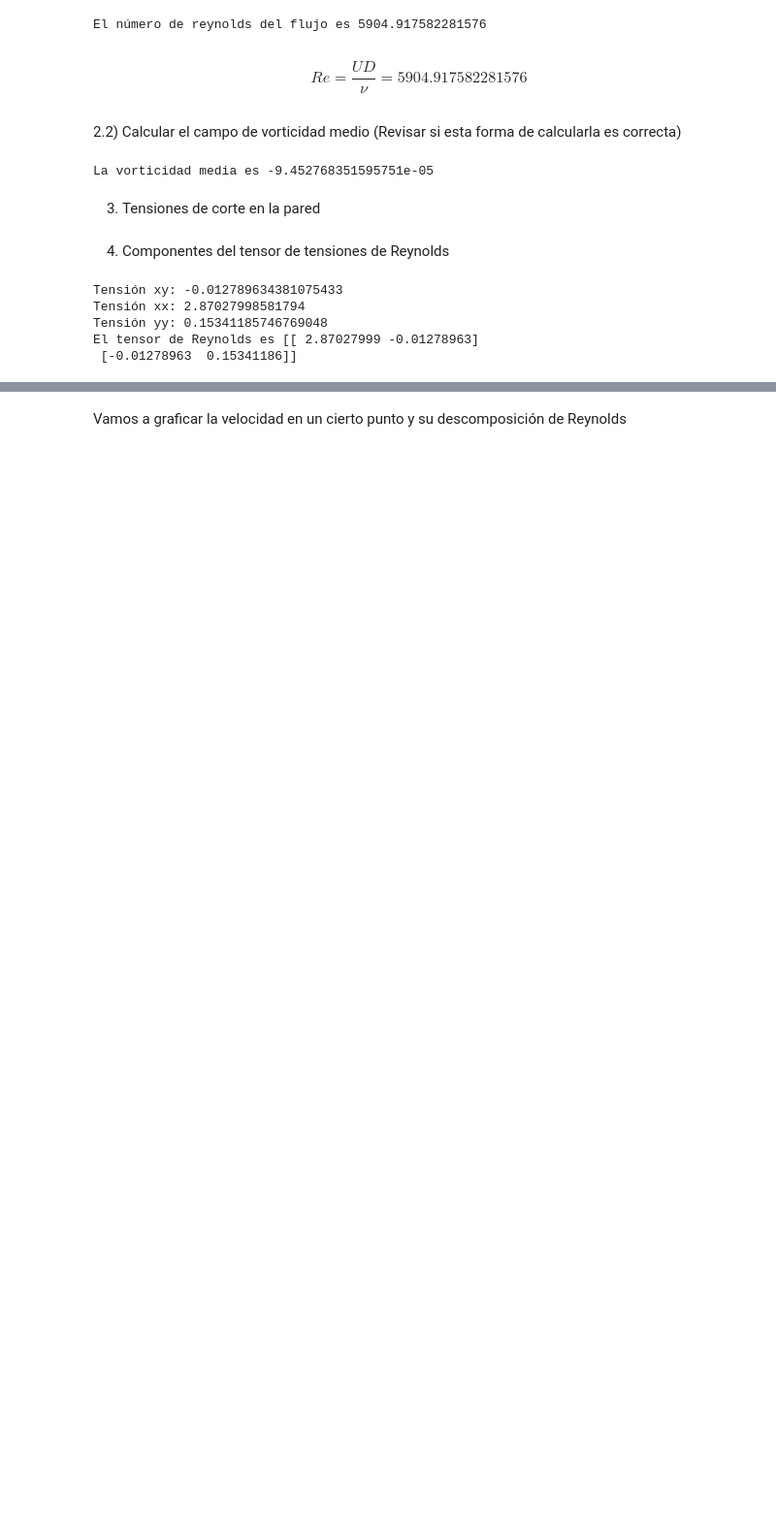
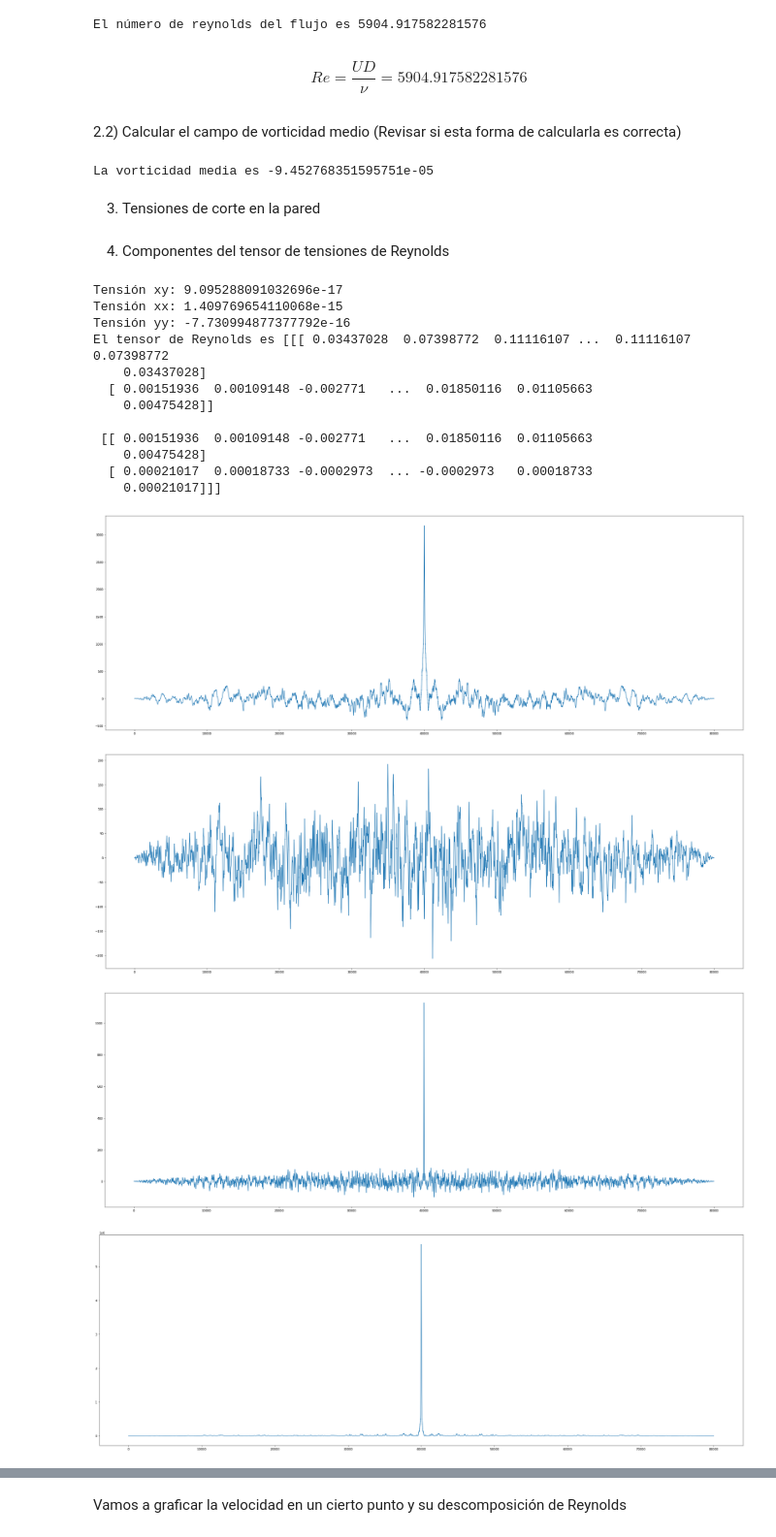
Before and after one commit to AlonsoEspinoza8/Proyecto-ICH1104, a Jupyter notebook: proyecto.ipynb, the cells around one changed output, grey strips where cells are left out. Shown at 97% size. Cells and saved outputs as stored; diff of their text form; code cells hidden in the pictures; blank space fills up the shorter version.

```diff
--- a/proyecto.ipynb
+++ b/proyecto.ipynb
@@ -107,27 +141,49 @@ La vorticidad media es -9.452768351595751e-05
 # %% [markdown]
 4) Componentes del tensor de tensiones de Reynolds
 # %%
-u_prima = np.array([u - u_promedio])
-v_prima = np.array([v - v_promedio])
+u_prima = u_array.mean(axis=(0,1)) - u_promedio
+v_prima = v_array.mean(axis=(0,1)) - v_promedio
 
-reynolds_xy = np.mean((u_prima * v_prima)) * agua["densidad"]
-reynolds_xx = np.mean((u_prima * u_prima)) * agua["densidad"]
-reynolds_yy = np.mean((v_prima * v_prima)) * agua["densidad"]
+reynolds_xy = np.correlate(u_prima, v_prima, "full") * agua["densidad"]
+reynolds_xx = np.correlate(u_prima, u_prima, "full") * agua["densidad"]
+reynolds_yy = np.correlate(v_prima, v_prima, "full") * agua["densidad"]
 
-print(f"Tensión xy: {reynolds_xy}")
-print(f"Tensión xx: {reynolds_xx}")
-print(f"Tensión yy: {reynolds_yy}")
+print(f"Tensión xy: {np.mean(reynolds_xy)}")
+print(f"Tensión xx: {np.mean(reynolds_xx)}")
+print(f"Tensión yy: {np.mean(reynolds_yy)}")
 
 tensor_reynolds = np.array([[reynolds_xx, reynolds_xy],
                             [reynolds_xy, reynolds_yy]])
 
 print(f"El tensor de Reynolds es {tensor_reynolds}")
+
+plt.plot(reynolds_xx)
+plt.show()
+plt.plot(reynolds_xy)
+plt.show()
+plt.plot(reynolds_yy)
+plt.show()
+
+TKE = 0.5 * (reynolds_yy**2 + reynolds_xx ** 2)
+plt.plot(TKE)
+plt.show()
 # %% [output]
-Tensión xy: -0.012789634381075433
-Tensión xx: 2.87027998581794
-Tensión yy: 0.15341185746769048
-El tensor de Reynolds es [[ 2.87027999 -0.01278963]
- [-0.01278963  0.15341186]]
+Tensión xy: 9.095288091032696e-17
+Tensión xx: 1.409769654110068e-15
+Tensión yy: -7.730994877377792e-16
+El tensor de Reynolds es [[[ 0.03437028  0.07398772  0.11116107 ...  0.11116107  0.07398772
+    0.03437028]
+  [ 0.00151936  0.00109148 -0.002771   ...  0.01850116  0.01105663
+    0.00475428]]
+
+ [[ 0.00151936  0.00109148 -0.002771   ...  0.01850116  0.01105663
+    0.00475428]
+  [ 0.00021017  0.00018733 -0.0002973  ... -0.0002973   0.00018733
+    0.00021017]]]
+[figure, added]
+[figure, added]
+[figure, added]
+[figure, added]
 # %% [markdown]
 $$
 \tau_{ij} = \begin{bmatrix}
```
Also changed, not shown: parts of 4 cells of this notebook, 1 other file.
